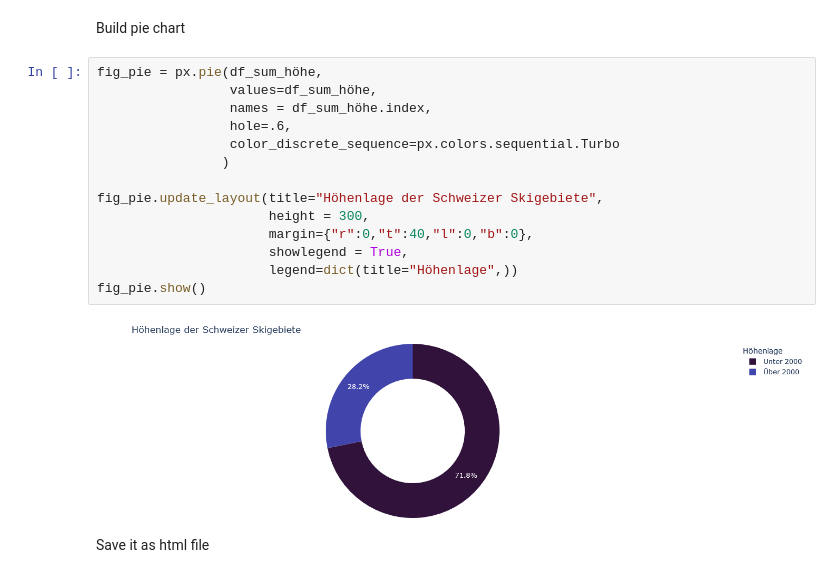
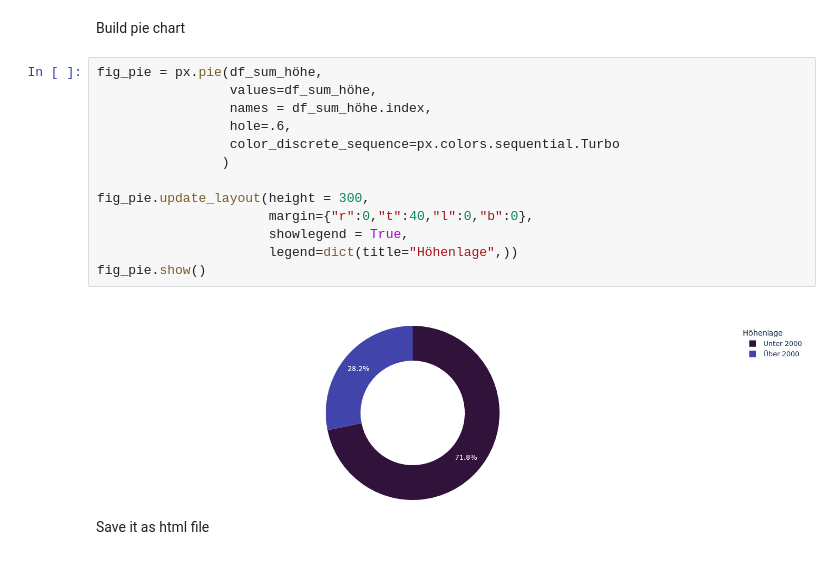
Before and after one commit to gimarius/Ski_Resorts_Switzerland, a Jupyter notebook: Data_Visualisation/Plotly_Analysis.ipynb, the cells around one changed output. Cells and saved outputs as stored; diff of their text form.

```diff
--- a/Data_Visualisation/Plotly_Analysis.ipynb
+++ b/Data_Visualisation/Plotly_Analysis.ipynb
@@ -62,19 +62,18 @@ Build pie chart
 # %%
 fig_pie = px.pie(df_sum_höhe,
                  values=df_sum_höhe,
                  names = df_sum_höhe.index,
                  hole=.6,
                  color_discrete_sequence=px.colors.sequential.Turbo
                 )
 
-fig_pie.update_layout(title="Höhenlage der Schweizer Skigebiete",
-                      height = 300,
+fig_pie.update_layout(height = 300,
                       margin={"r":0,"t":40,"l":0,"b":0},
                       showlegend = True,
                       legend=dict(title="Höhenlage",))
 fig_pie.show()
 # %% [output]
-[figure, old version]
+[figure, new version]
 # %% [markdown]
 Save it as html file
 # %%
```
Also changed, not shown: 8 other files.
